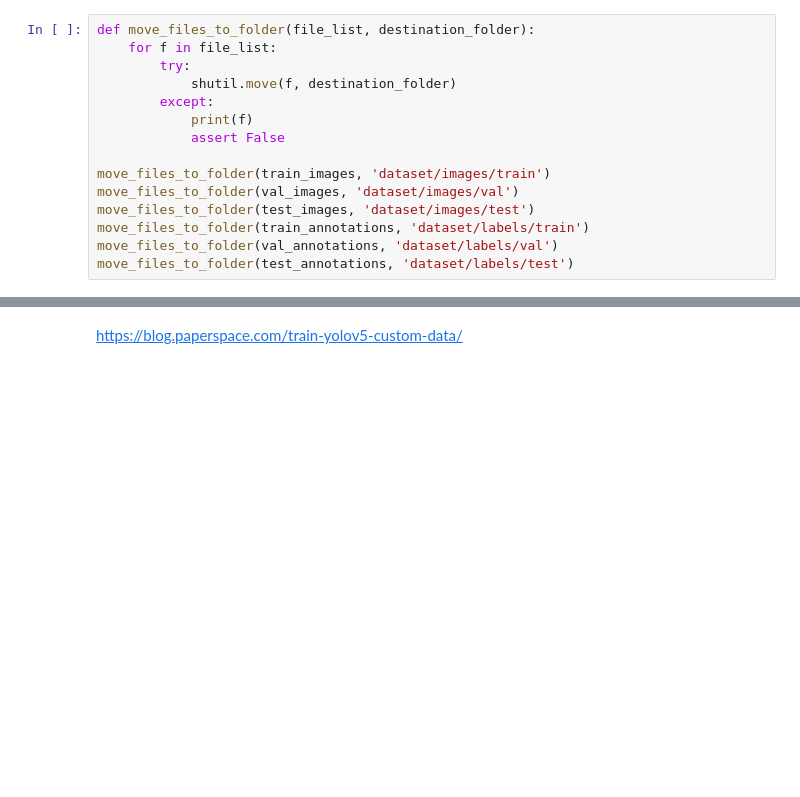
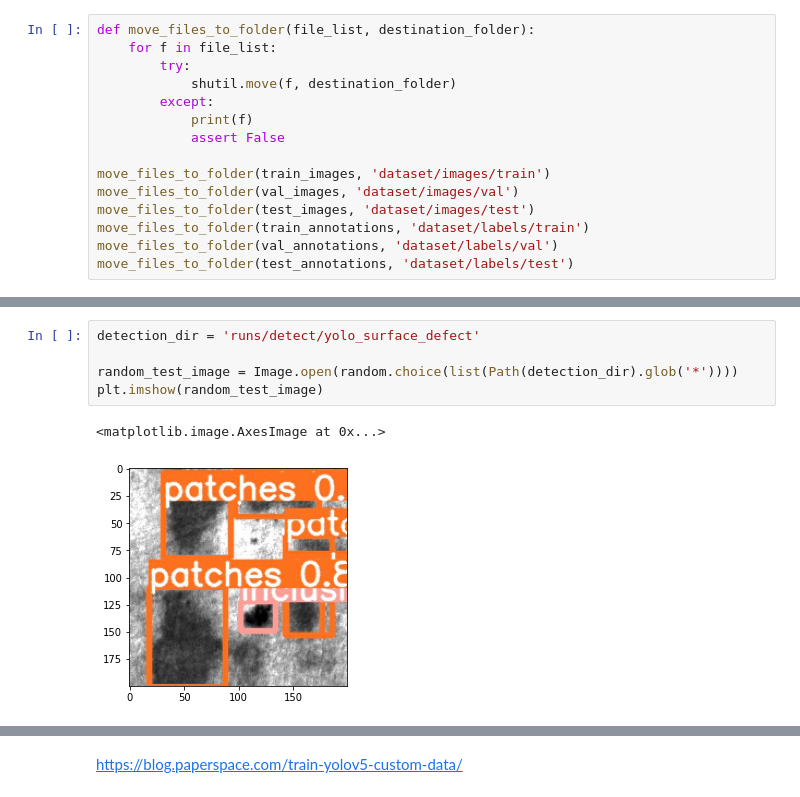
Before and after one commit to LapTQ/surface_defect_detection, a Jupyter notebook: surface_defect_detection.ipynb, the cells around one changed output, grey strips where cells are left out. Saved outputs shown, nothing was run; the diff lists cells and outputs as text; blank space fills up the shorter version.

```diff
--- a/surface_defect_detection.ipynb
+++ b/surface_defect_detection.ipynb
@@ -274 +295,9 @@ Results saved to runs/train/yolo_surface_defect2
+# %%
+detection_dir = 'runs/detect/yolo_surface_defect'
+
+random_test_image = Image.open(random.choice(list(Path(detection_dir).glob('*'))))
+plt.imshow(random_test_image)
+# %% [output]
+<matplotlib.image.AxesImage at 0x...>
+[figure, added]
 # %%
```
Also changed, not shown: parts of 4 cells of this notebook.
